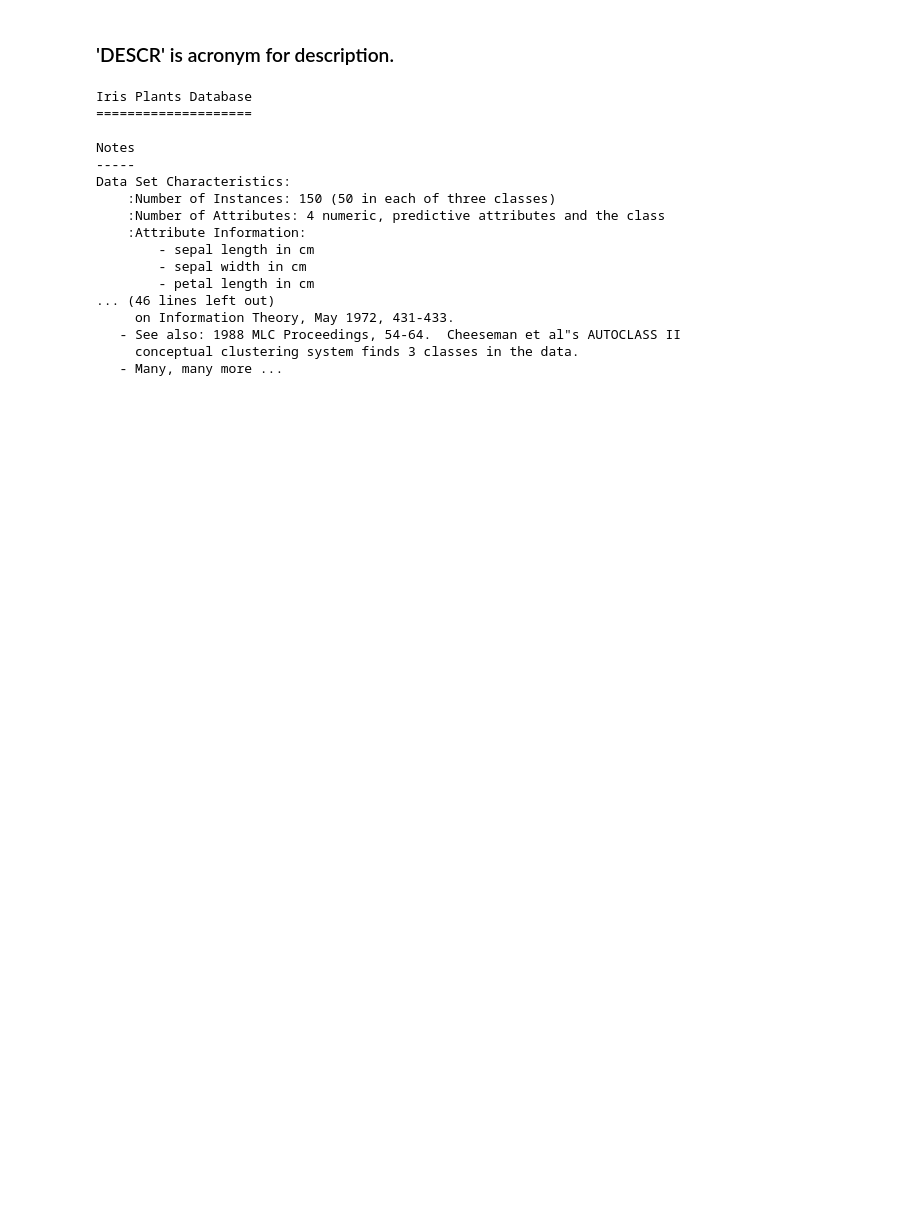
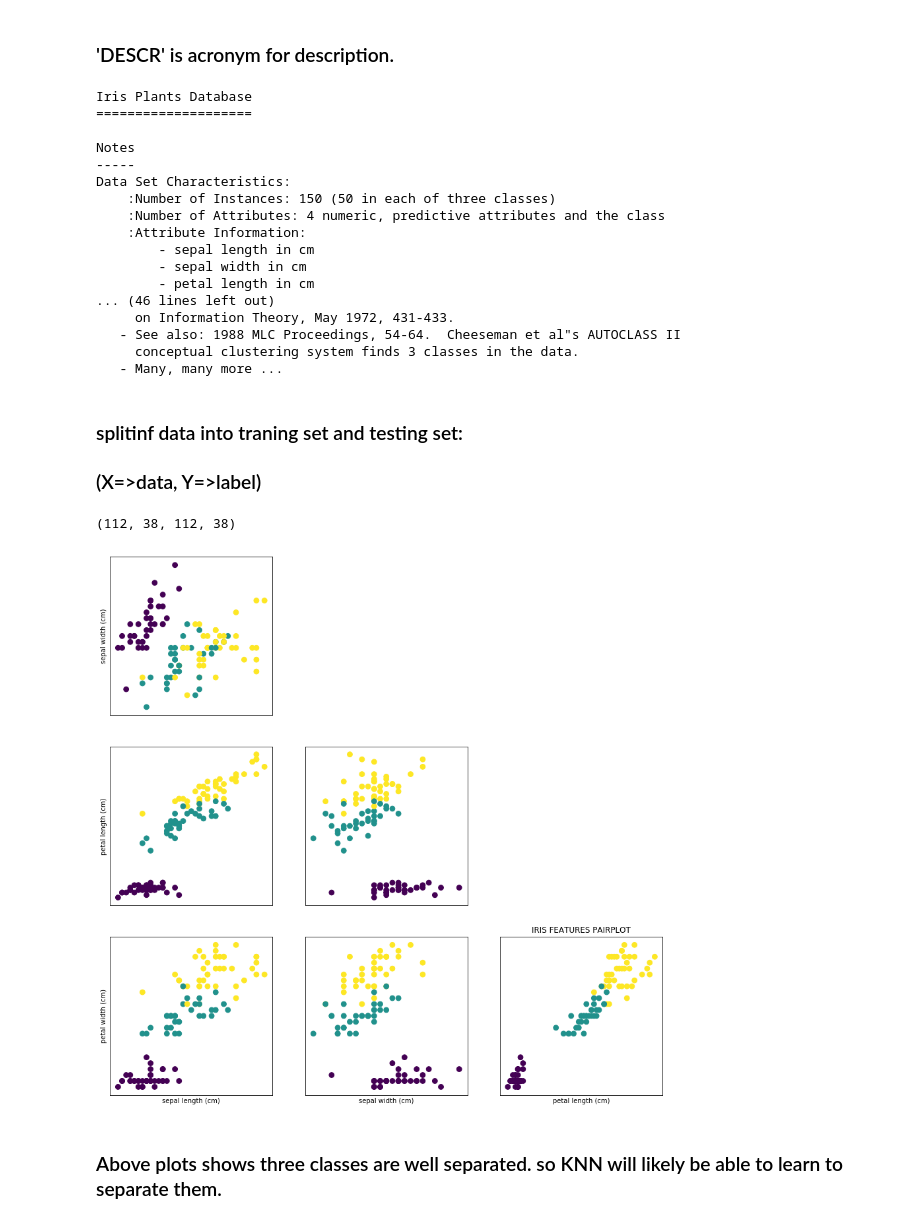
Before and after one commit to vishalagg/iris_species_classifier, a Jupyter notebook: iris_species_classifier.ipynb, the cells around one changed output. Drawn from its saved outputs; the diff is of its cells as text; code cells hidden in the pictures; blank space fills up the shorter version.

```diff
--- a/iris_species_classifier.ipynb
+++ b/iris_species_classifier.ipynb
@@ -85,3 +89,36 @@ Data Set Characteristics:
    - See also: 1988 MLC Proceedings, 54-64.  Cheeseman et al"s AUTOCLASS II
      conceptual clustering system finds 3 classes in the data.
    - Many, many more ...
+# %% [markdown]
+### splitinf data into traning set and testing set:
+### (X=>data, Y=>label)
+# %%
+from sklearn.model_selection import train_test_split
+
+X_train,X_test,Y_train,Y_test = train_test_split(iris['data'],iris['target'],random_state=0)
+# %%
+len(X_train),len(X_test),len(Y_train),len(Y_test)
+# %% [output]
+(112, 38, 112, 38)
+# %%
+%matplotlib inline
+import matplotlib.pyplot as plt
+
+fig,ax = plt.subplots(3,3,figsize=(15,15))
+plt.title("IRIS FEATURES PAIRPLOT")
+
+for i in range(3):
+    for j in range(3):
+        ax[i,j].scatter(X_train[:,j],X_train[:,i+1],c=Y_train,s=60)
+        ax[i,j].set_xticks(())
+        ax[i,j].set_yticks(())
+        if i==2:
+            ax[i,j].set_xlabel(iris['feature_names'][j])
+        if j==0:
+            ax[i,j].set_ylabel(iris['feature_names'][i+1])
+        if j>i:
+            ax[i,j].set_visible(False)
+# %% [output]
+[figure, added]
+# %% [markdown]
+### Above  plots shows three classes are well separated. so KNN will likely be able to learn to separate them.
```
Also changed, not shown: parts of 2 cells of this notebook.
